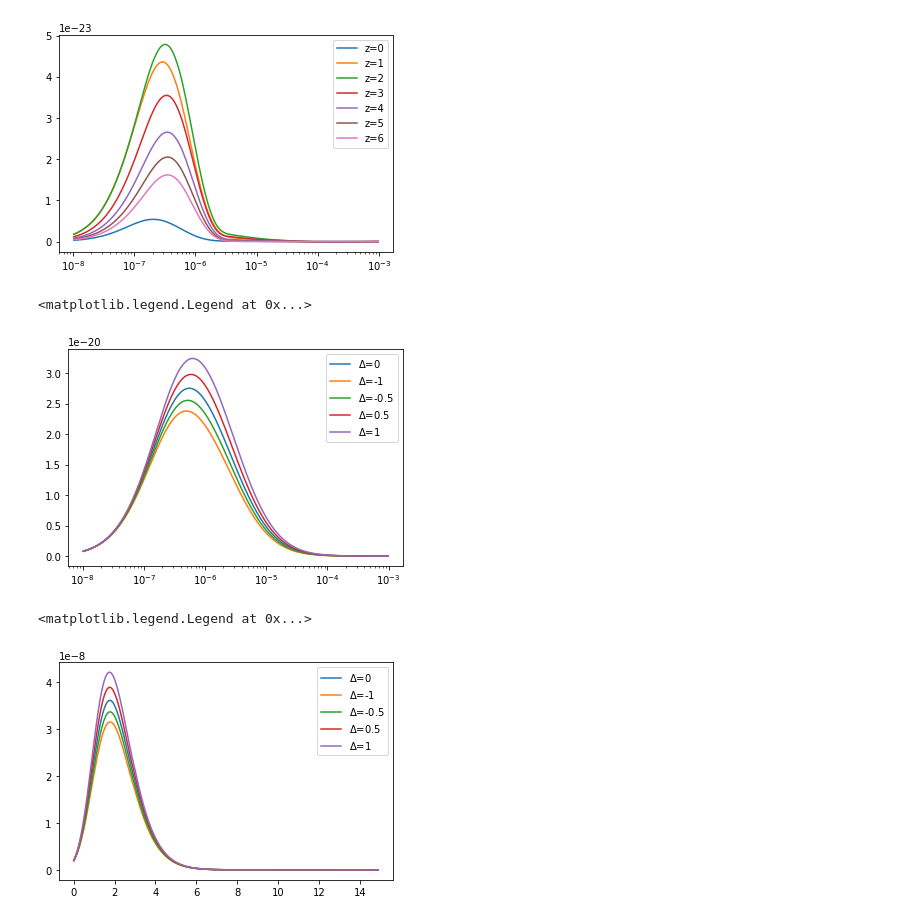
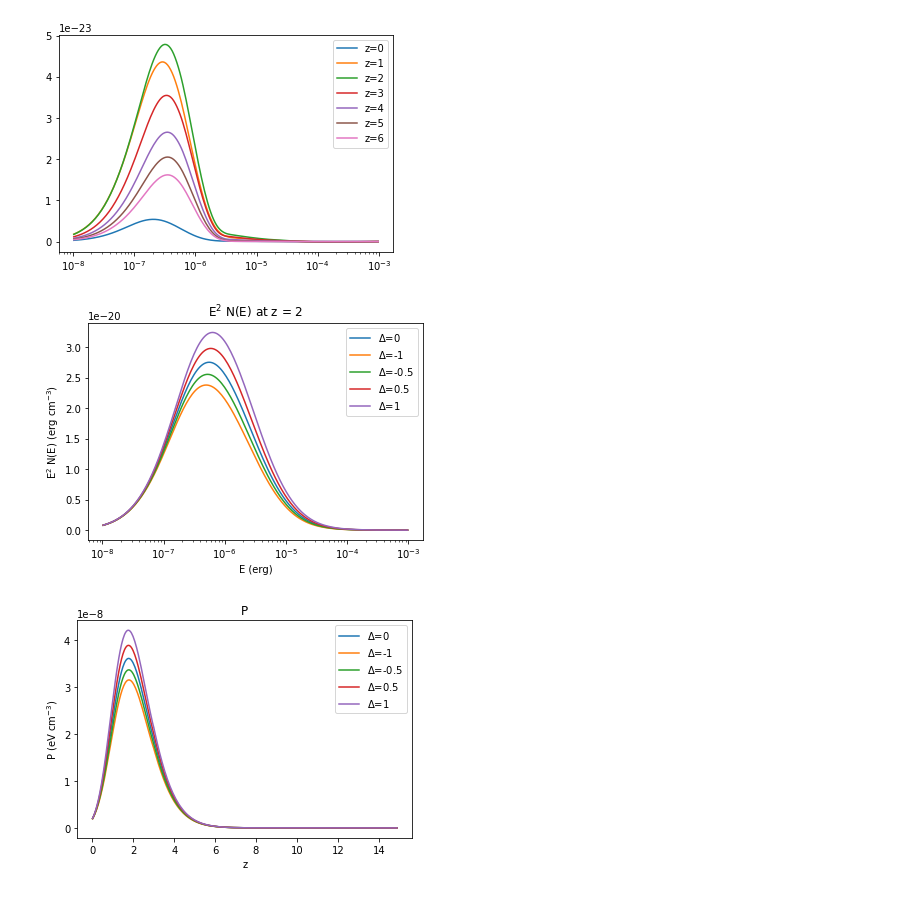
Before and after one commit to hirata10/IGMCRProject, a Jupyter notebook: result.ipynb, the cells around one changed output. Saved outputs shown, nothing was run; the diff lists cells and outputs as text; code cells hidden in the pictures.

```diff
--- a/result.ipynb
+++ b/result.ipynb
@@ -155,14 +159,18 @@ for i in range(IGM.mstep):
 # %%
 plt.plot(IGM.E_mid, E2N_00, label = '$\Delta$=0')
 plt.plot(IGM.E_mid, E2N_neg10, label = '$\Delta$=-1')
 plt.plot(IGM.E_mid, E2N_neg50, label = '$\Delta$=-0.5')
 plt.plot(IGM.E_mid, E2N_50, label = '$\Delta$=0.5')
 plt.plot(IGM.E_mid, E2N_10, label = '$\Delta$=1')
 plt.xscale('log')
 plt.legend(loc = 'upper right')
+plt.title('$\mathrm{E^2\ N(E)}$ at z = 2')
+plt.xlabel('E (erg)')
+plt.ylabel('$\mathrm{E^2\ N(E)\ (erg\ cm^{-3}})$')
+plt.savefig('NE_diffD.png')
+plt.show()
 # %% [output]
-<matplotlib.legend.Legend at 0x...>
-[figure, old version]
+[figure, new version]
 # %%
 plt.plot(IGM_00.z, P_00_eV, label = '$\Delta$=0')
 plt.plot(IGM_neg10.z, P_neg10_eV, label = '$\Delta$=-1')
@@ -170,6 +178,10 @@ plt.plot(IGM_neg50.z, P_neg50_eV, label = '$\Delta$=-0.5')
 plt.plot(IGM_50.z, P_50_eV, label = '$\Delta$=0.5')
 plt.plot(IGM_10.z, P_10_eV, label = '$\Delta$=1')
 plt.legend(loc = 'upper right')
+plt.title('P')
+plt.xlabel('z')
+plt.ylabel('P ($\mathrm{eV\ cm^{-3}}$)')
+plt.savefig('P.png')
+plt.show()
 # %% [output]
-<matplotlib.legend.Legend at 0x...>
-[figure, old version]
+[figure, new version]
```
Also changed, not shown: parts of 3 cells of this notebook.
